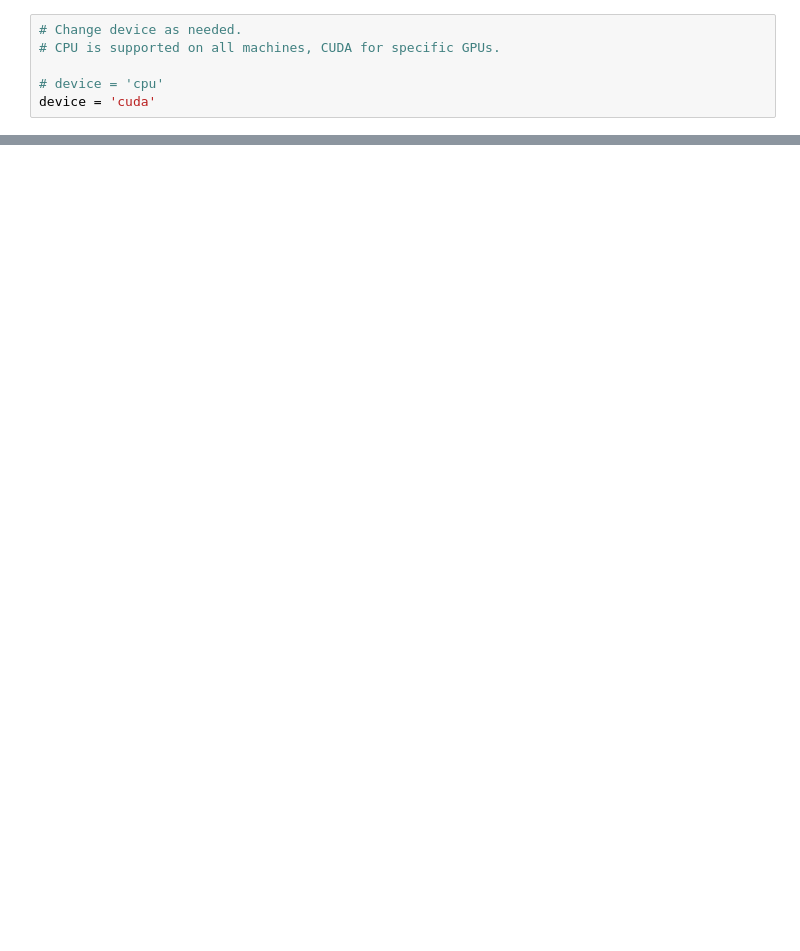
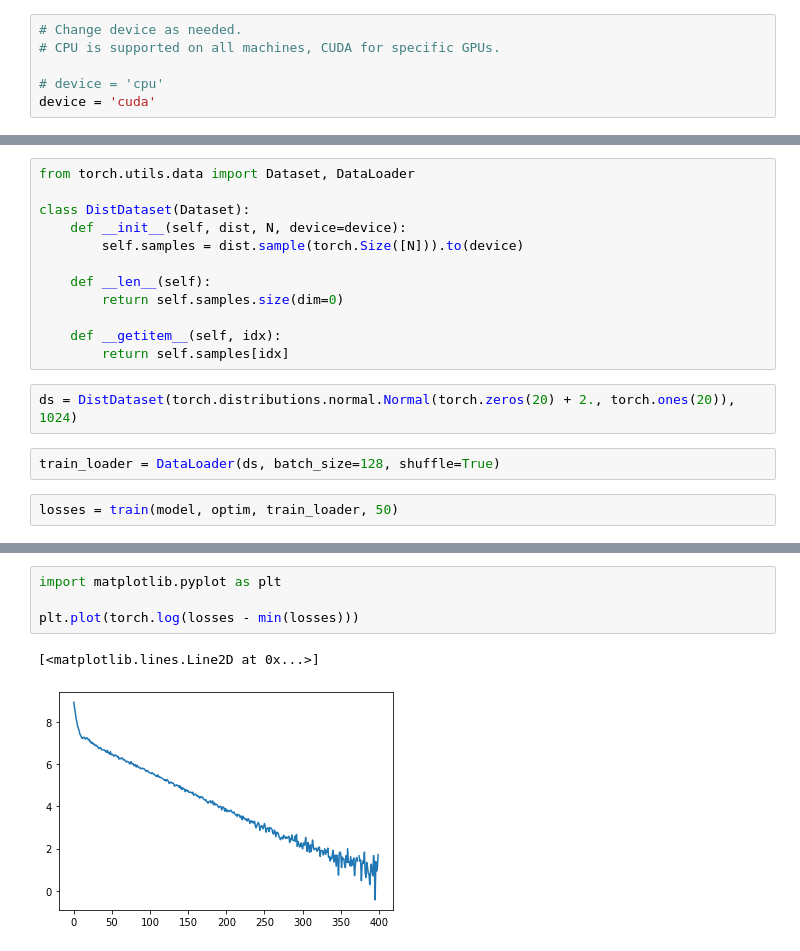
Before and after one commit to ox-advanced-topics-ml-2022-23-group-13/elbo-comparison, a Jupyter notebook: comparison/notebooks/toy.ipynb, the cells around one changed output, grey strips where cells are left out. Cells and saved outputs as stored; diff of their text form; blank space fills up the shorter version.

```diff
--- a/comparison/notebooks/toy.ipynb
+++ b/comparison/notebooks/toy.ipynb
@@ -35,0 +36,18 @@ optim = torch.optim.Adam(model.parameters(), lr=1e-3)
+# %%
+from torch.utils.data import Dataset, DataLoader
+
+class DistDataset(Dataset):
+    def __init__(self, dist, N, device=device):
+        self.samples = dist.sample(torch.Size([N])).to(device)
+
+    def __len__(self):
+        return self.samples.size(dim=0)
+
+    def __getitem__(self, idx):
+        return self.samples[idx]
+# %%
+ds = DistDataset(torch.distributions.normal.Normal(torch.zeros(20) + 2., torch.ones(20)), 1024)
+# %%
+train_loader = DataLoader(ds, batch_size=128, shuffle=True)
+# %%
+losses = train(model, optim, train_loader, 50)
@@ -35,0 +81,7 @@ optim = torch.optim.Adam(model.parameters(), lr=1e-3)
+# %%
+import matplotlib.pyplot as plt
+
+plt.plot(torch.log(losses - min(losses)))
+# %% [output]
+[<matplotlib.lines.Line2D at 0x...>]
+[figure, added]
```
Also changed, not shown: parts of 13 cells of this notebook, 3 other files.
